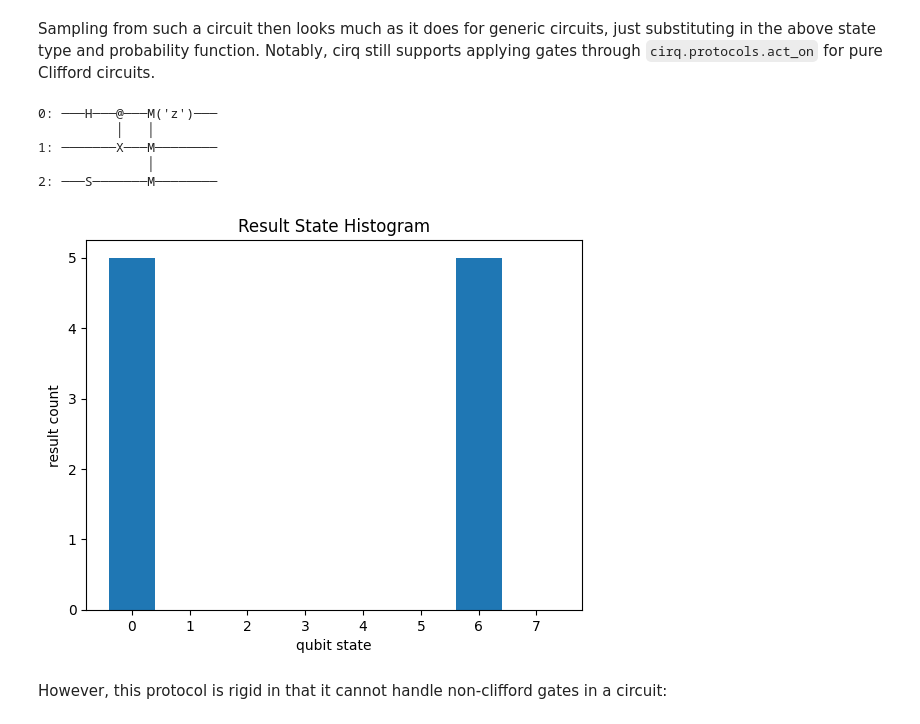
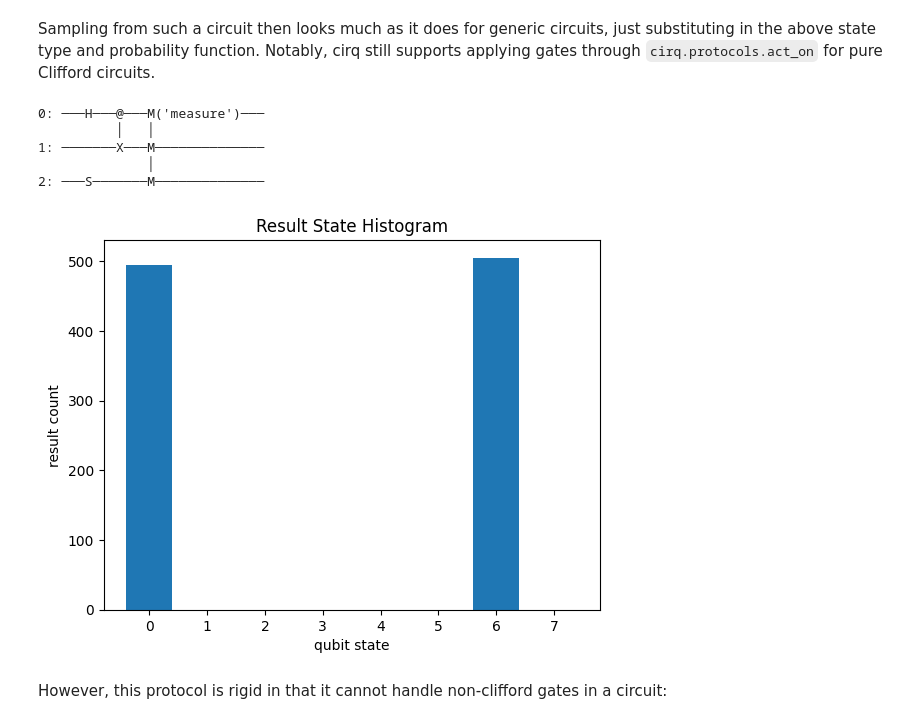
Before and after one commit to asciineuron/bgls, a Jupyter notebook: docs/clifford_simulation.ipynb, the cells around one changed output. Cells and saved outputs as stored; diff of their text form; code cells hidden in the pictures.

```diff
--- a/docs/clifford_simulation.ipynb
+++ b/docs/clifford_simulation.ipynb
@@ -31,32 +31,32 @@ Sampling from such a circuit then looks much as it does for generic circuits, ju
 # %%
 a, b, c = cirq.LineQubit.range(3)
 circuit = cirq.Circuit(
     cirq.H(a),
     cirq.CNOT(a, b),
     cirq.S.on(c),
 )
 circuit = circuit + cirq.measure([a, b, c], key="measure")
 print(circuit)
 
 ch_stabilizer_simulator = bgls.Simulator(
         cirq.StabilizerChFormSimulationState(
             qubits=(a, b, c), initial_state=0
         ),
         cirq.protocols.act_on,
         bgls.utils.cirq_stabilizer_ch_bitstring_probability,
         seed=1,
     )
 
-result = ch_stabilizer_simulator.run(circuit, repetitions=10)
+result = ch_stabilizer_simulator.run(circuit, repetitions=1000)
 _ = cirq.plot_state_histogram(result, plt.subplot())
 plt.show()
 # %% [output]
-0: ───H───@───M('z')───
+0: ───H───@───M('measure')───
           │   │
-1: ───────X───M────────
+1: ───────X───M──────────────
               │
-2: ───S───────M────────
+2: ───S───────M──────────────
-[figure, old version]
+[figure, new version]
 # %% [markdown]
 However, this protocol is rigid in that it cannot handle non-clifford gates in a circuit:
 # %%
```
Also changed, not shown: parts of 8 cells of this notebook.
